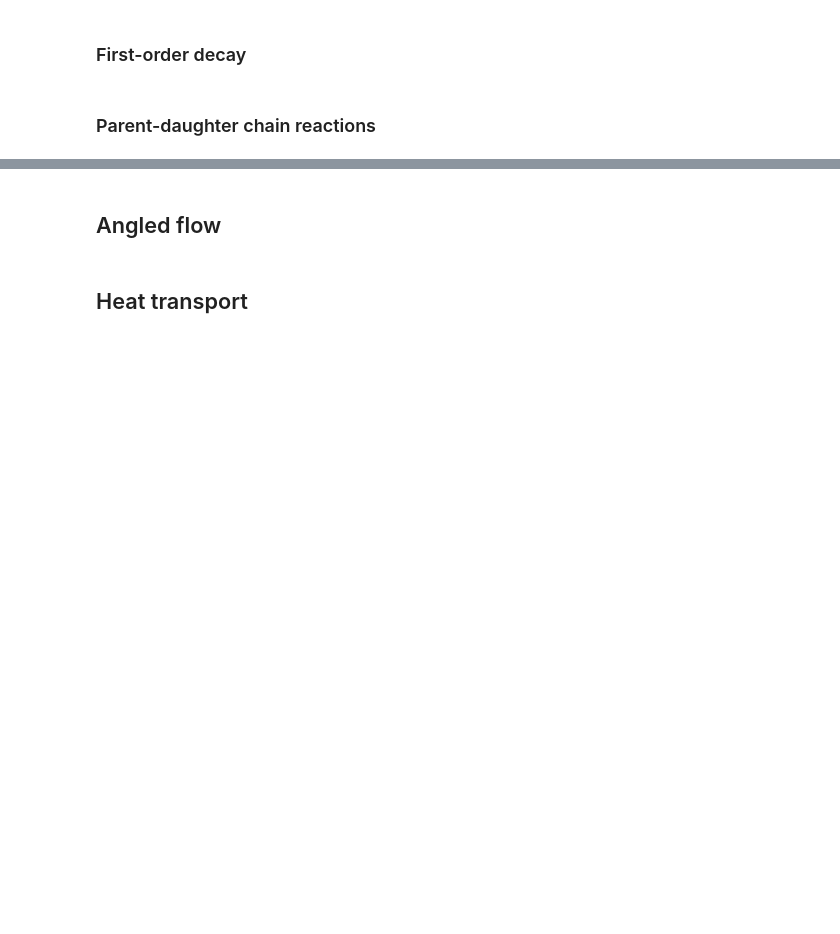
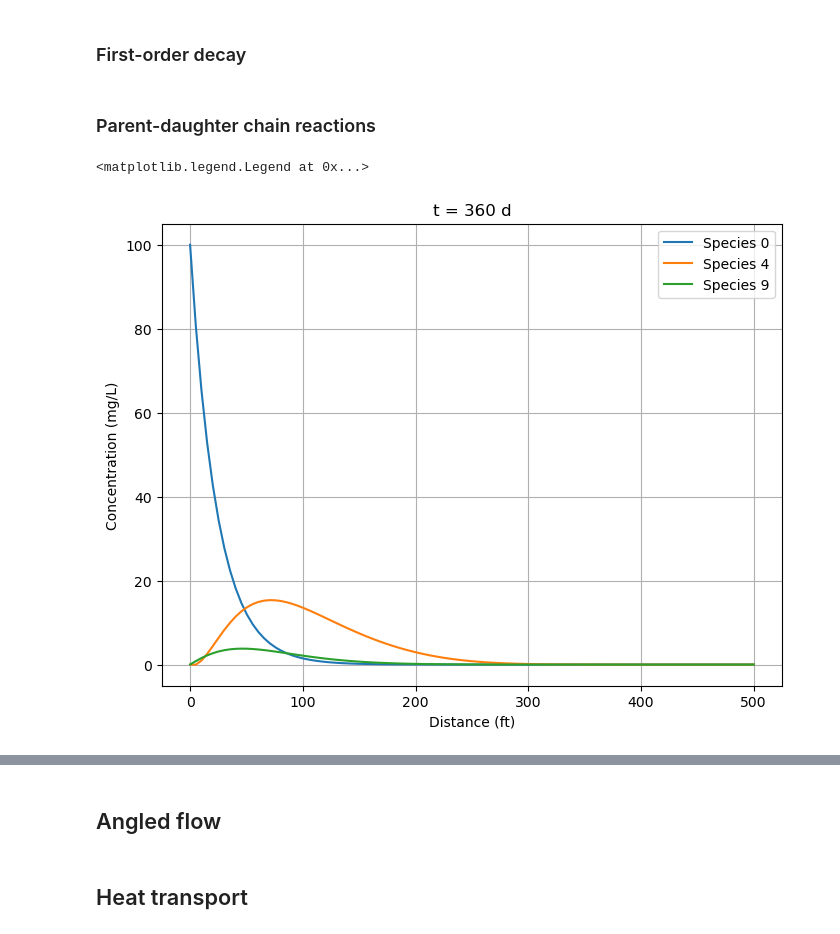
Before and after one commit to cneyens/adepy, a Jupyter notebook: doc/examples/00_uniform_overview.ipynb, the cells around one changed output, grey strips where cells are left out. Saved outputs shown, nothing was run; the diff lists cells and outputs as text; code cells hidden in the pictures; blank space fills up the shorter version.

Commit message:
added parent-daughter chain reactions

```diff
--- a/doc/examples/00_uniform_overview.ipynb
+++ b/doc/examples/00_uniform_overview.ipynb
@@ -71,0 +74,40 @@ plt.grid()
+# %%
+# 1D example ----
+from adepy.uniform import seminf1
+
+lamb = [0.03, 0.02, 0.015, 0.01, 0.011, 0.006, 0.002, 0.0015, 0.003, 0.002]
+stoi = [0, 0.79, 0.50, 0.45, 0.74, 0.64, 0.37, 0.51, 0.51, 0.45]
+ancestry = {
+    0: -1,  # species: parent
+    1: 0,
+    2: 1,
+    3: 2,
+    4: 1,
+    5: 4,
+    6: 2,
+    7: 6,
+    8: 3,
+    9: 5,
+}
+
+x = np.linspace(0, 500, 100)  # ft
+t = 360  # d
+c0 = np.zeros(len(lamb))  # all c0 are zero except for the first species
+c0[0] = 100
+al = 10
+v = 0.5  # ft/d
+
+c = chain_reaction(ancestry, lamb, stoi, c0, seminf1, x=x, t=t, al=al, v=v)
+
+fig, ax = plt.subplots(1, 1, figsize=(8, 6))
+for i in [0, 4, 9]:
+    ax.plot(x, c[i], label=f"Species {i}")
+
+ax.set_xlabel("Distance (ft)")
+ax.set_ylabel("Concentration (mg/L)")
+ax.set_title(f"t = {t} d")
+ax.grid()
+ax.legend()
+# %% [output]
+<matplotlib.legend.Legend at 0x...>
+[figure, added]
```
Also changed, not shown: parts of 4 cells of this notebook, 4 other files.
